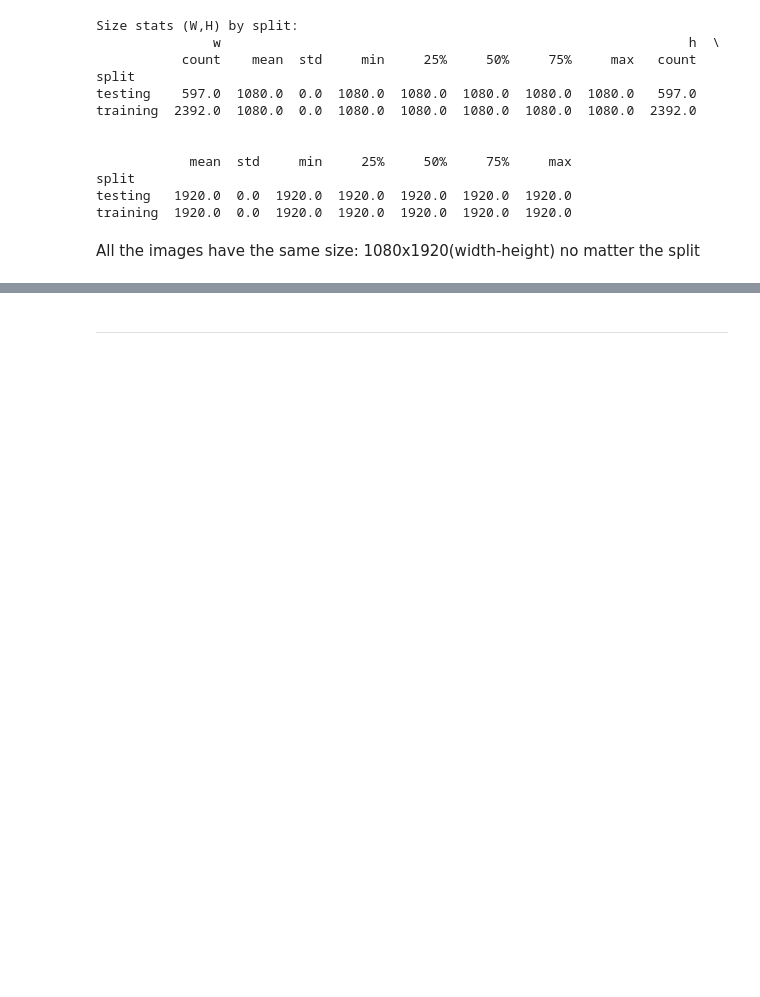
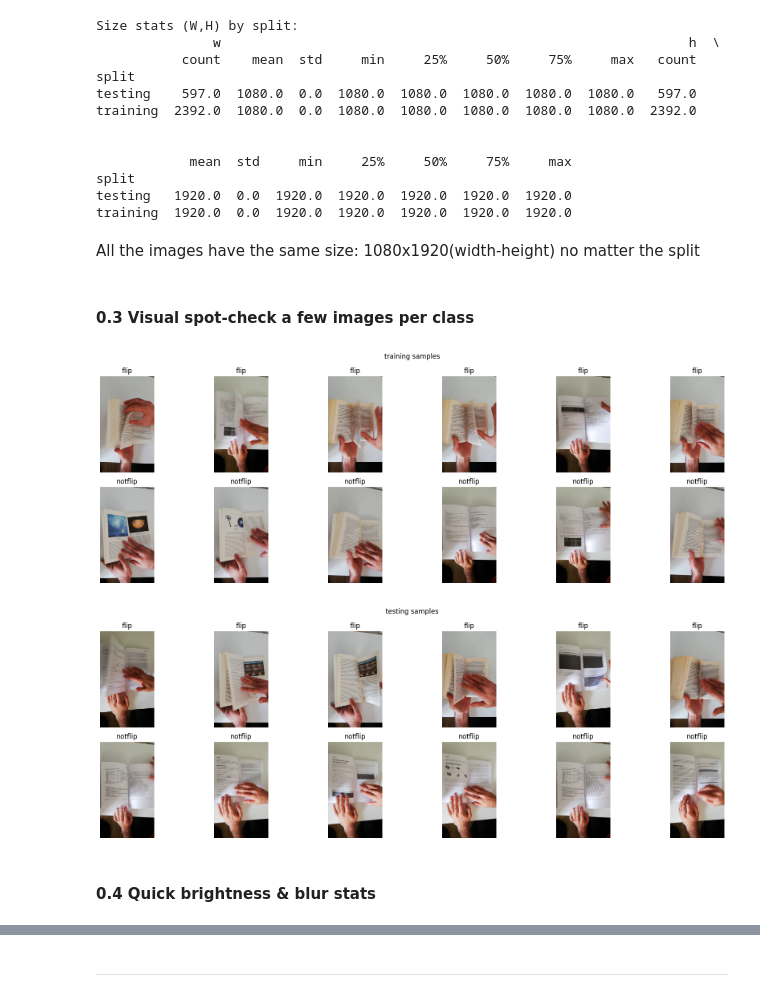
Before and after one commit to FederCO23/MonReader, a Jupyter notebook: MonReader_part1.ipynb, the cells around one changed output, grey strips where cells are left out. Cells and saved outputs as stored; diff of their text form; code cells hidden in the pictures; blank space fills up the shorter version.

```diff
--- a/MonReader_part1.ipynb
+++ b/MonReader_part1.ipynb
@@ -161,3 +161,33 @@ testing   1920.0  0.0  1920.0  1920.0  1920.0  1920.0  1920.0
 training  1920.0  0.0  1920.0  1920.0  1920.0  1920.0  1920.0
 # %% [markdown]
 All the images have the same size: 1080x1920(width-height) no matter the split
+# %% [markdown]
+#### 0.3 Visual spot-check a few images per class
+# %%
+def show_grid(paths, cols=5, size=3, title=None):
+    rows = math.ceil(len(paths)/cols)
+    plt.figure(figsize=(cols*size, rows*size))
+    for i, p in enumerate(paths):
+        with Image.open(p) as im:
+            im = ImageOps.exif_transpose(im)  # respect EXIF orientation
+            plt.subplot(rows, cols, i+1)
+            plt.imshow(im)
+            plt.axis("off")
+            plt.title(Path(p).parent.name)
+    if title:
+        plt.suptitle(title)
+    plt.tight_layout()
+    plt.show
+# %%
+for split in splits:
+    grid_paths = []
+    for cls in classes:
+        cls_paths = list((DATA_ROOT/split/cls).glob("*"))
+        random.shuffle(cls_paths)
+        grid_paths.extend(cls_paths[:6])
+    show_grid(grid_paths, cols=6, title=f"{split} samples")
+# %% [output]
+[figure, added]
+[figure, added]
+# %% [markdown]
+#### 0.4 Quick brightness & blur stats
```
Also changed, not shown: parts of 72 cells of this notebook.
